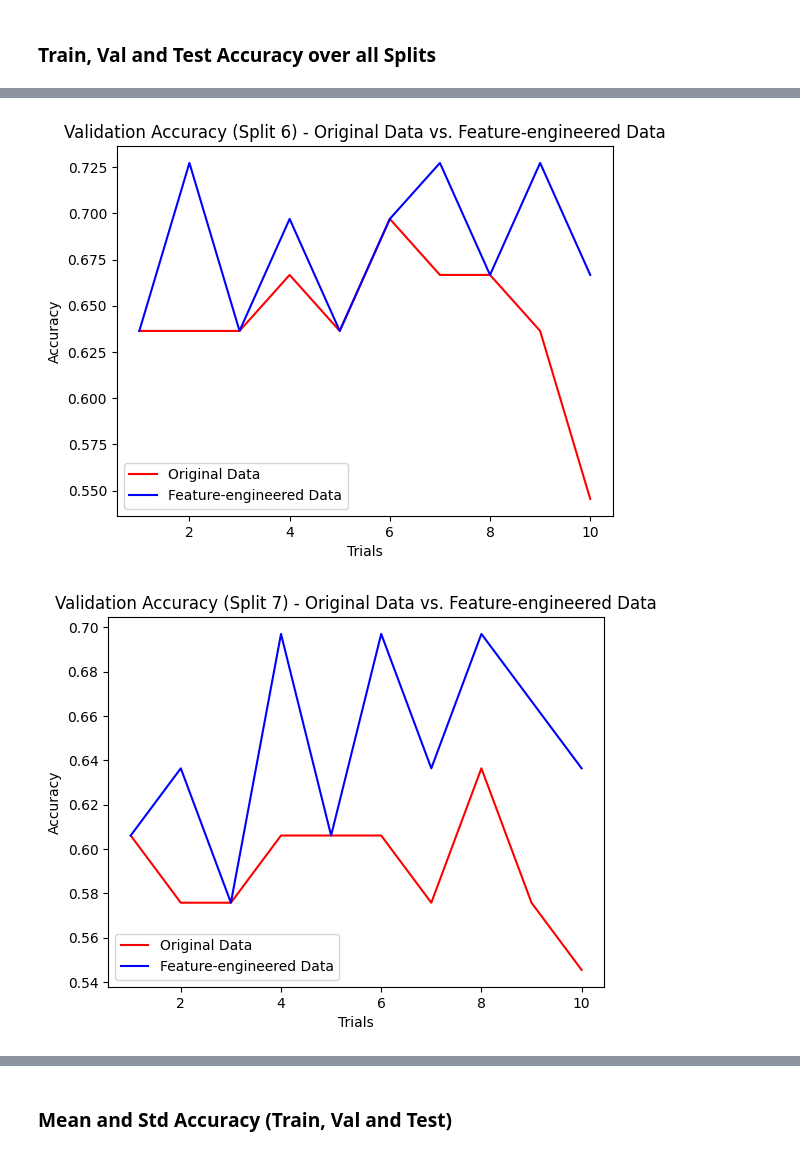
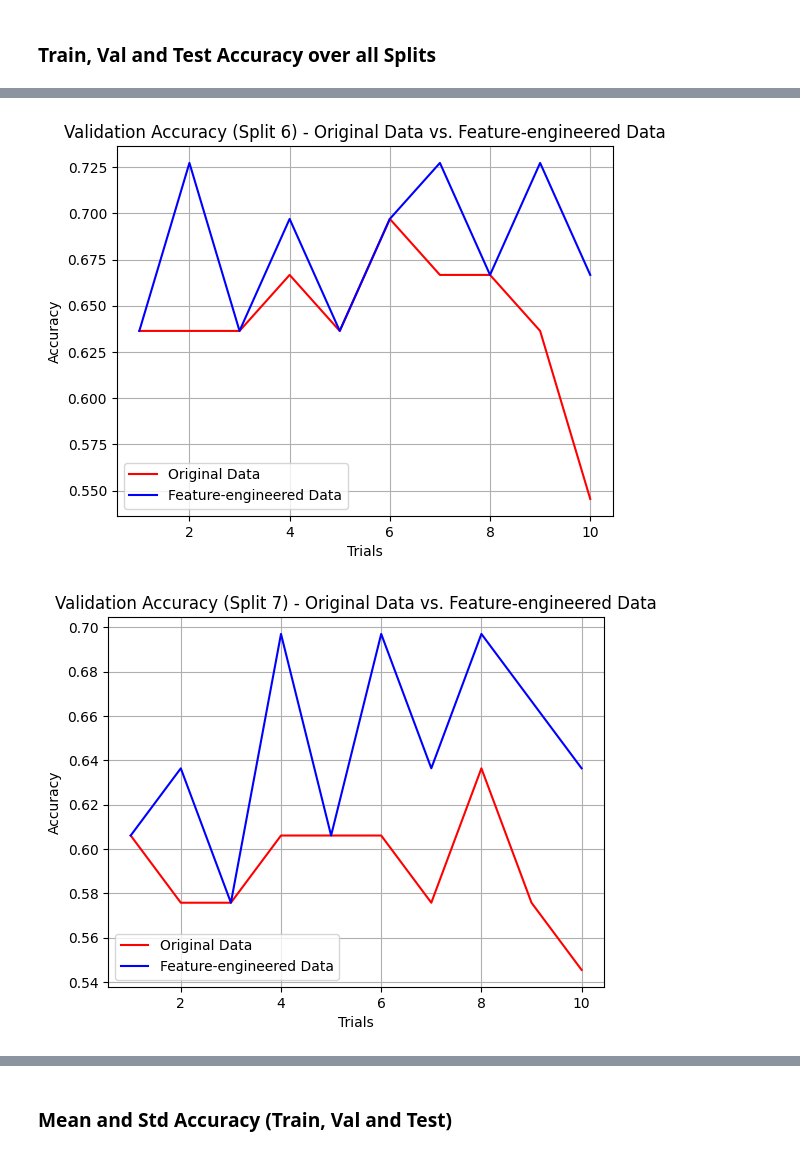
Before and after one commit to schaeferbasti/Benchmark_FE_AutoML, a Jupyter notebook: src/amltk/pipeline/results/analysis.ipynb, the cells around one changed output, grey strips where cells are left out. Drawn from its saved outputs; the diff is of its cells as text; code cells hidden in the pictures.

Commit message:
Add grid to plots

```diff
--- a/src/amltk/pipeline/results/analysis.ipynb
+++ b/src/amltk/pipeline/results/analysis.ipynb
@@ -90,6 +91,7 @@ for dataset_name in dataset_names:
     plt.ylabel("Accuracy")
     plt.title("Training Accuracy (Split " + str(i) + ") - Original Data vs. Feature-engineered Data")
     plt.legend()
+    plt.grid(True)
     plt.show()
     i += 1
 # %% [output]
@@ -119,6 +121,7 @@ for dataset_name in dataset_names:
     plt.ylabel("Accuracy")
     plt.title("Validation Accuracy (Split " + str(i) + ") - Original Data vs. Feature-engineered Data")
     plt.legend()
+    plt.grid(True)
     plt.show()
     i += 1
 # %% [output]
@@ -131,5 +134,5 @@ for dataset_name in dataset_names:
-[figure, old version]
+[figure, new version]
-[figure, old version]
+[figure, new version]
 # %%
 dataset_names = []
 for i in range(8):
```
Also changed, not shown: parts of 6 cells of this notebook, 7 other files.
